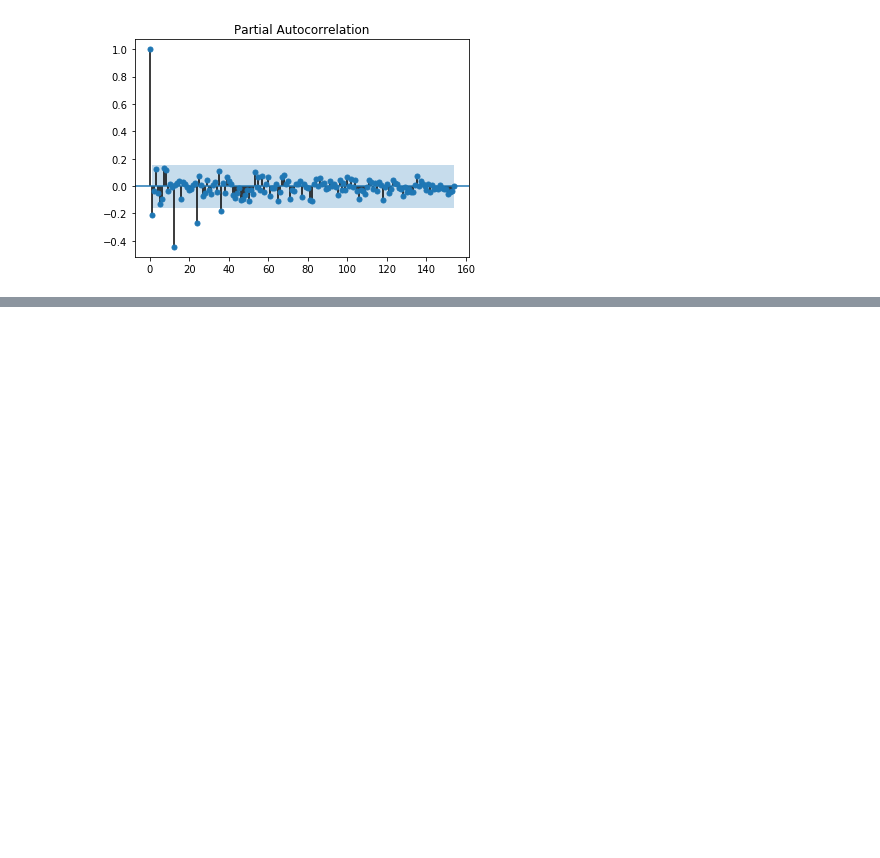
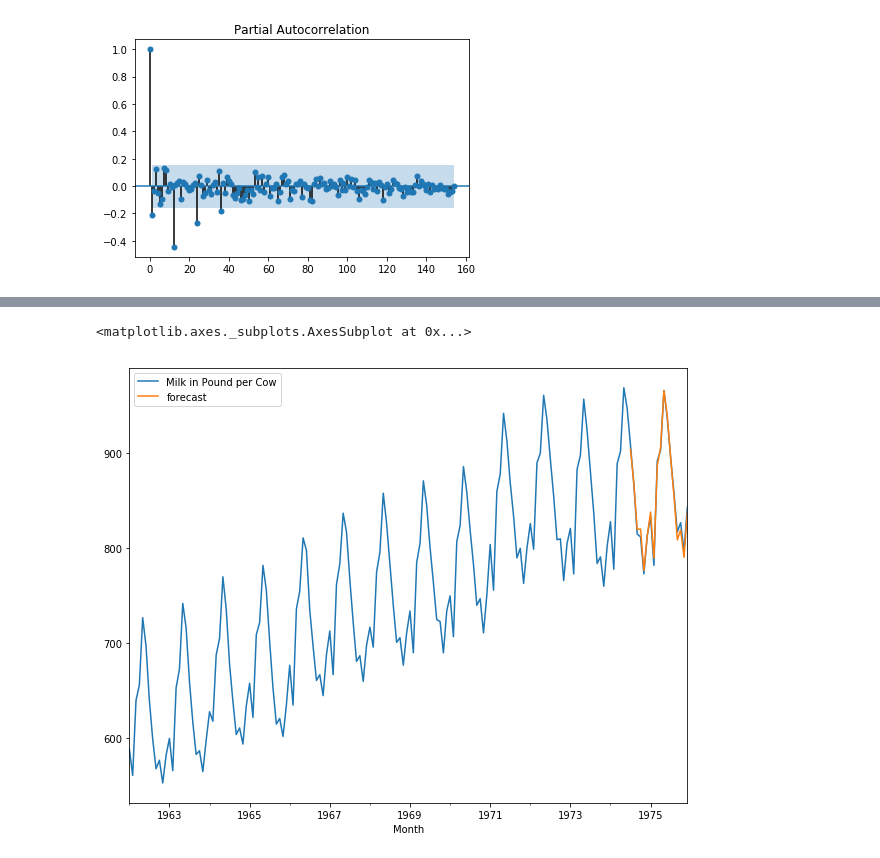
Before and after one commit to willianbriotto/ds-finance, a Jupyter notebook: ds-finance-course.ipynb, the cells around one changed output, grey strips where cells are left out. Cells and saved outputs as stored; diff of their text form; code cells hidden in the pictures; blank space fills up the shorter version.

```diff
--- a/ds-finance-course.ipynb
+++ b/ds-finance-course.ipynb
@@ -268,0 +303,6 @@ res = plot_pacf(df_milk['Seasonal First Difference'].dropna())
+# %%
+df_milk['forecast'] = result.predict(start=150, end=168)
+df_milk[['Milk in Pound per Cow', 'forecast']].plot(figsize=(10,8))
+# %% [output]
+<matplotlib.axes._subplots.AxesSubplot at 0x...>
+[figure, added]
```
Also changed, not shown: parts of 10 cells of this notebook.
